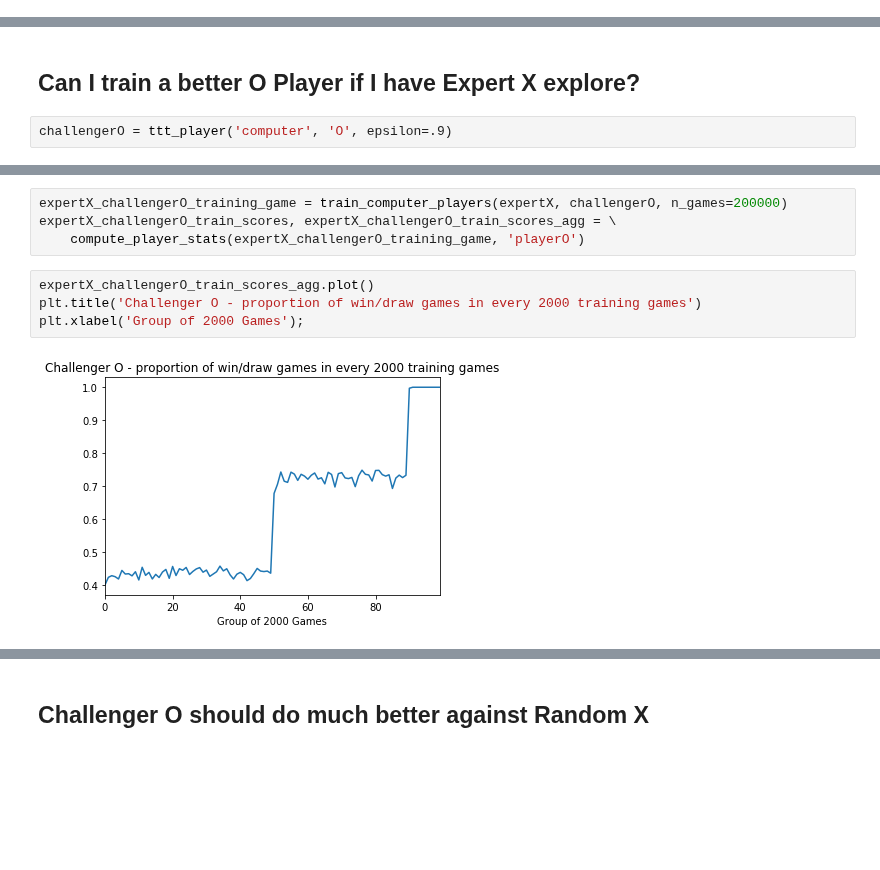
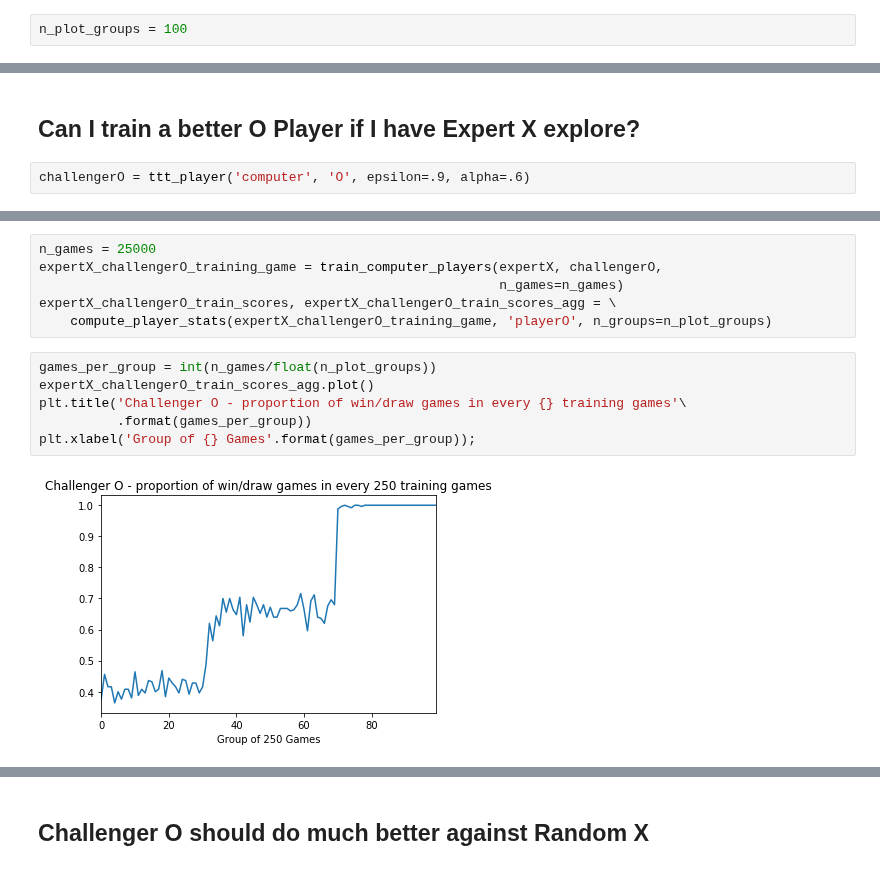
Before and after one commit to zeromh/tic_tac_toe_RI, a Jupyter notebook: demo.ipynb, the cells around one changed output, grey strips where cells are left out. Cells and saved outputs as stored; diff of their text form; blank space fills up the shorter version.

```diff
--- a/demo.ipynb
+++ b/demo.ipynb
@@ -6,6 +6,8 @@ import matplotlib.pyplot as plt
 import pandas as pd
 
 %matplotlib inline
+# %%
+n_plot_groups = 100
 # %% [markdown]
 ## Train Expert X and Expert O
 # %%
@@ -110,4 +178,4 @@ Name: score, dtype: float64
 # %% [markdown]
 ## Can I train a better O Player if I have Expert X explore?
 # %%
-challengerO = ttt_player('computer', 'O', epsilon=.9)
+challengerO = ttt_player('computer', 'O', epsilon=.9, alpha=.6)
@@ -114,10 +195,14 @@ challengerO = ttt_player('computer', 'O', epsilon=.9)
 # %%
-expertX_challengerO_training_game = train_computer_players(expertX, challengerO, n_games=200000)
+n_games = 25000
+expertX_challengerO_training_game = train_computer_players(expertX, challengerO,
+                                                           n_games=n_games)
 expertX_challengerO_train_scores, expertX_challengerO_train_scores_agg = \
-    compute_player_stats(expertX_challengerO_training_game, 'playerO')
+    compute_player_stats(expertX_challengerO_training_game, 'playerO', n_groups=n_plot_groups)
 # %%
+games_per_group = int(n_games/float(n_plot_groups))
 expertX_challengerO_train_scores_agg.plot()
-plt.title('Challenger O - proportion of win/draw games in every 2000 training games')
-plt.xlabel('Group of 2000 Games');
+plt.title('Challenger O - proportion of win/draw games in every {} training games'\
+          .format(games_per_group))
+plt.xlabel('Group of {} Games'.format(games_per_group));
 # %% [output]
-[figure, old version]
+[figure, new version]
```
Also changed, not shown: parts of 29 cells of this notebook, 2 other files.
